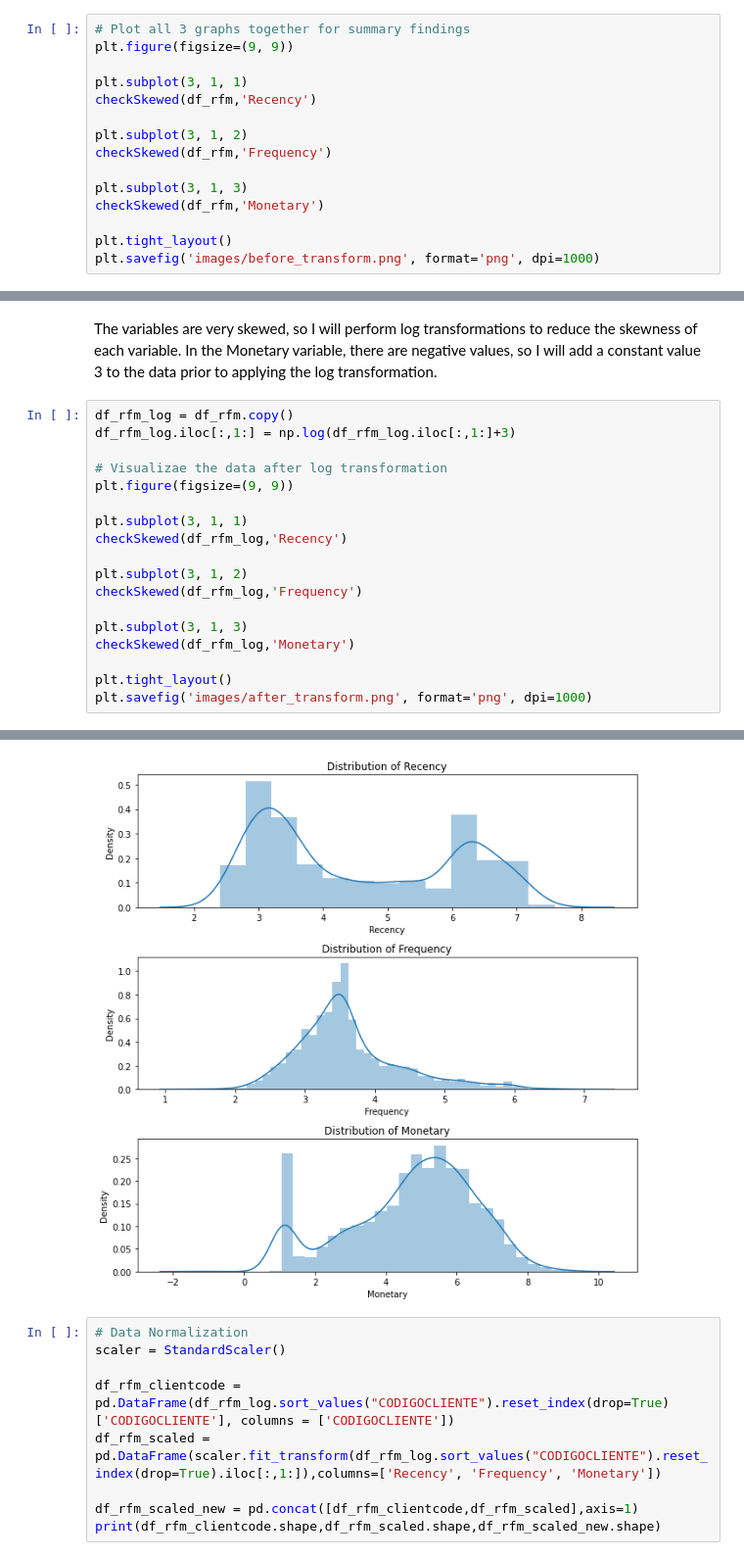
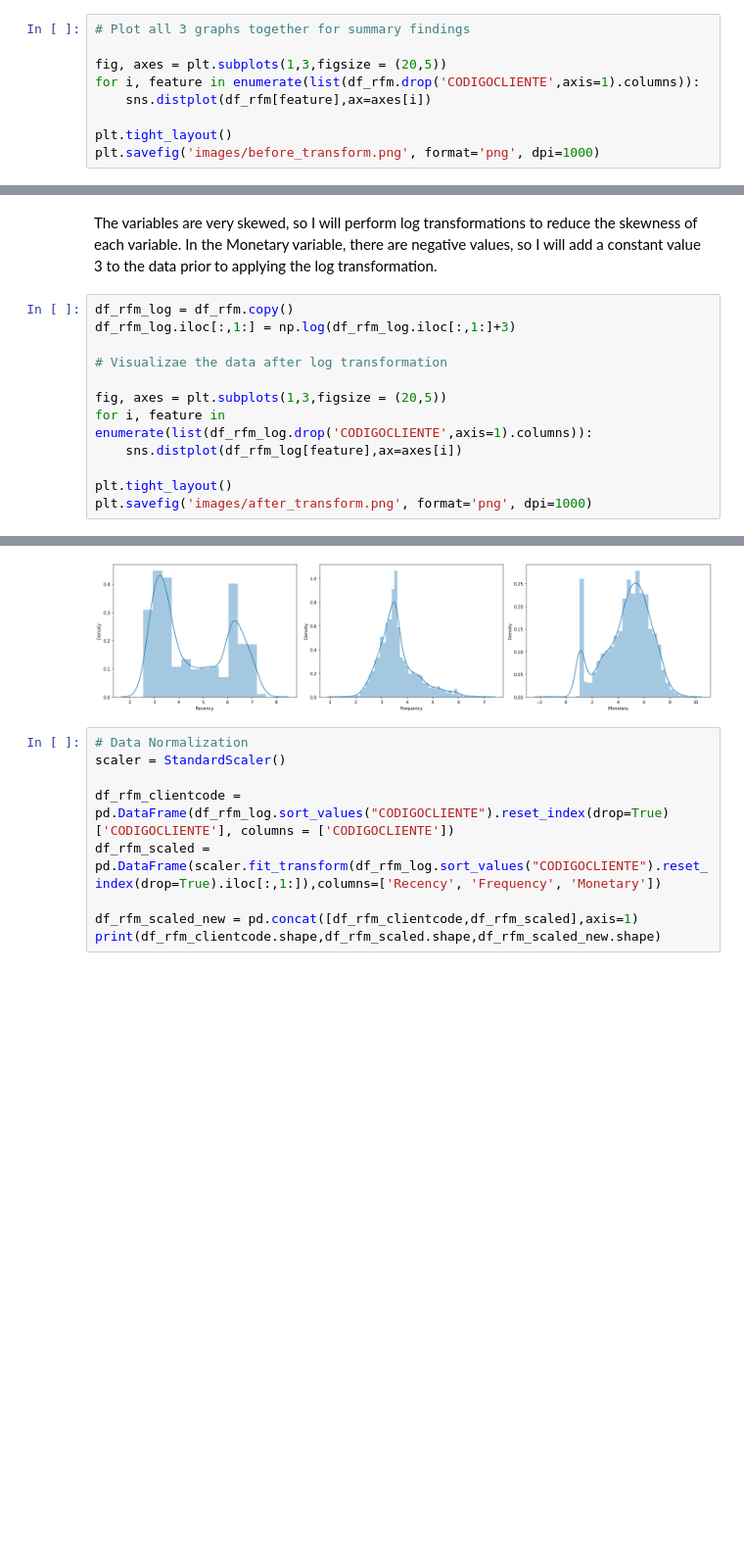
Before and after one commit to yhsieh-ijie/tfm_clientSegmentation, a Jupyter notebook: KMeansClientSegmentation.ipynb, the cells around one changed output, grey strips where cells are left out. Shown at 98% size. Drawn from its saved outputs; the diff is of its cells as text; blank space fills up the shorter version.

```diff
--- a/KMeansClientSegmentation.ipynb
+++ b/KMeansClientSegmentation.ipynb
@@ -706,15 +714,9 @@ def checkSkewed(df, column):
 # %%
 # Plot all 3 graphs together for summary findings
-plt.figure(figsize=(9, 9))
 
-plt.subplot(3, 1, 1)
-checkSkewed(df_rfm,'Recency')
-
-plt.subplot(3, 1, 2)
-checkSkewed(df_rfm,'Frequency')
-
-plt.subplot(3, 1, 3)
-checkSkewed(df_rfm,'Monetary')
+fig, axes = plt.subplots(1,3,figsize = (20,5))
+for i, feature in enumerate(list(df_rfm.drop('CODIGOCLIENTE',axis=1).columns)):
+    sns.distplot(df_rfm[feature],ax=axes[i])
 
 plt.tight_layout()
 plt.savefig('images/before_transform.png', format='png', dpi=1000)
@@ -731,16 +730,10 @@ df_rfm_log = df_rfm.copy()
 df_rfm_log.iloc[:,1:] = np.log(df_rfm_log.iloc[:,1:]+3)
 
 # Visualizae the data after log transformation
-plt.figure(figsize=(9, 9))
 
-plt.subplot(3, 1, 1)
-checkSkewed(df_rfm_log,'Recency')
-
-plt.subplot(3, 1, 2)
-checkSkewed(df_rfm_log,'Frequency')
-
-plt.subplot(3, 1, 3)
-checkSkewed(df_rfm_log,'Monetary')
+fig, axes = plt.subplots(1,3,figsize = (20,5))
+for i, feature in enumerate(list(df_rfm_log.drop('CODIGOCLIENTE',axis=1).columns)):
+    sns.distplot(df_rfm_log[feature],ax=axes[i])
 
 plt.tight_layout()
 plt.savefig('images/after_transform.png', format='png', dpi=1000)
@@ -751,4 +741,4 @@ Monetary's: Skew: -0.5032071635247916
-[figure, old version]
+[figure, new version]
 # %%
 # Data Normalization
 scaler = StandardScaler()
```
Also changed, not shown: parts of 18 cells of this notebook, 4 other files.
